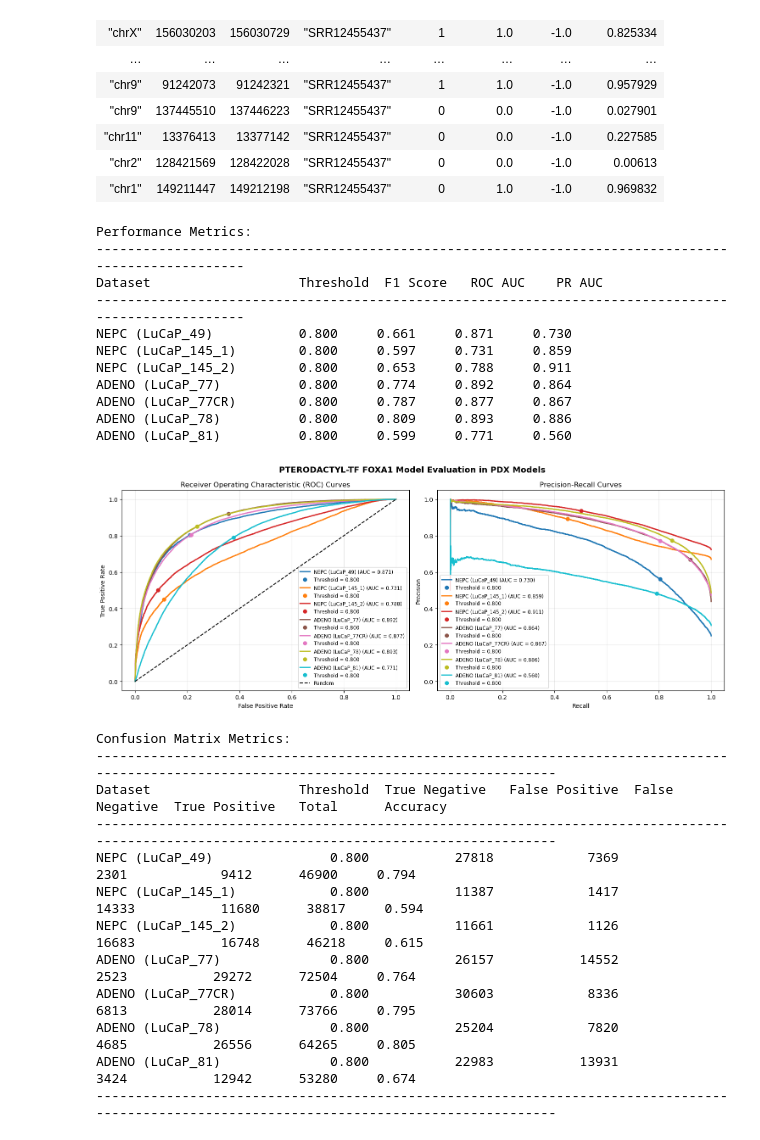
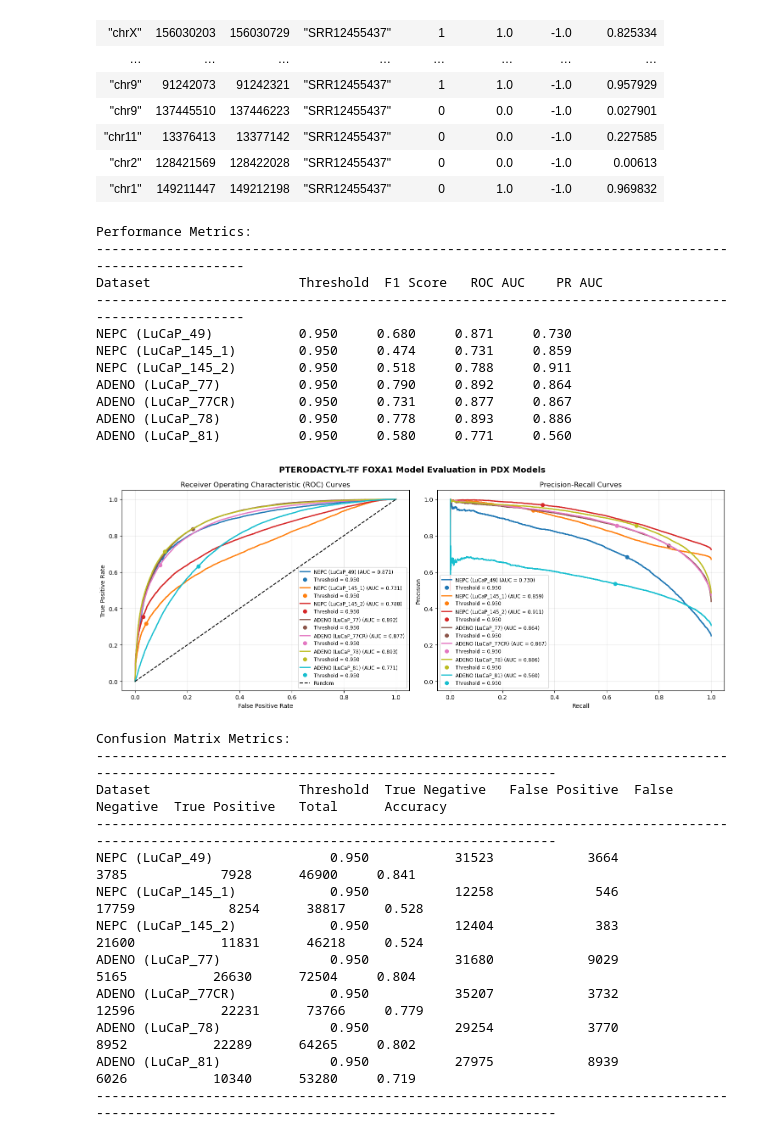
Before and after one commit to wejarrard/tf-binding, a Jupyter notebook: src/inference/analysis/FOXA1_PDX.ipynb, the cells around one changed output. Cells and saved outputs as stored; diff of their text form; code cells hidden in the pictures.

```diff
--- a/src/inference/analysis/FOXA1_PDX.ipynb
+++ b/src/inference/analysis/FOXA1_PDX.ipynb
@@ -248,51 +248,51 @@ def plot_performance_curves(dfs, sample_configs, title= None, threshold=None):
     ax_roc.set_xlim([-0.05, 1.05])
     ax_roc.set_ylim([-0.05, 1.05])
     ax_roc.set_xlabel('False Positive Rate')
     ax_roc.set_ylabel('True Positive Rate')
     ax_roc.set_title('Receiver Operating Characteristic (ROC) Curves')
     ax_roc.legend(loc='lower right', fontsize='small')
     ax_roc.grid(True, alpha=0.3)
 
     # PR plot settings
     ax_pr.set_xlim([-0.05, 1.05])
     ax_pr.set_ylim([-0.05, 1.05])
     ax_pr.set_xlabel('Recall')
     ax_pr.set_ylabel('Precision')
     ax_pr.set_title('Precision-Recall Curves')
     ax_pr.legend(loc='lower left', fontsize='small')
     ax_pr.grid(True, alpha=0.3)
 
     plt.tight_layout()
     plt.show()
 
 # Use with fixed threshold can also do None for best F1 threshold
 # Use with fixed threshold
-threshold = .8
+threshold = .95
 title = "PTERODACTYL-TF FOXA1 Model Evaluation in PDX Models"
 plot_performance_curves(dfs, sample_configs, title=title, threshold=threshold)
 print_confusion_metrics(dfs, sample_configs, threshold=threshold)
 # %% [output]
 Performance Metrics:
 ----------------------------------------------------------------------------------------------------
 Dataset                   Threshold  F1 Score   ROC AUC    PR AUC
 ----------------------------------------------------------------------------------------------------
-NEPC (LuCaP_49)           0.800     0.661     0.871     0.730
-NEPC (LuCaP_145_1)        0.800     0.597     0.731     0.859
-NEPC (LuCaP_145_2)        0.800     0.653     0.788     0.911
-ADENO (LuCaP_77)          0.800     0.774     0.892     0.864
-ADENO (LuCaP_77CR)        0.800     0.787     0.877     0.867
-ADENO (LuCaP_78)          0.800     0.809     0.893     0.886
-ADENO (LuCaP_81)          0.800     0.599     0.771     0.560
+NEPC (LuCaP_49)           0.950     0.680     0.871     0.730
+NEPC (LuCaP_145_1)        0.950     0.474     0.731     0.859
+NEPC (LuCaP_145_2)        0.950     0.518     0.788     0.911
+ADENO (LuCaP_77)          0.950     0.790     0.892     0.864
+ADENO (LuCaP_77CR)        0.950     0.731     0.877     0.867
+ADENO (LuCaP_78)          0.950     0.778     0.893     0.886
+ADENO (LuCaP_81)          0.950     0.580     0.771     0.560
-[figure, old version]
+[figure, new version]
 Confusion Matrix Metrics:
 --------------------------------------------------------------------------------------------------------------------------------------------
 Dataset                   Threshold  True Negative   False Positive  False Negative  True Positive   Total      Accuracy
 --------------------------------------------------------------------------------------------------------------------------------------------
-NEPC (LuCaP_49)               0.800           27818            7369            2301            9412      46900     0.794
-NEPC (LuCaP_145_1)            0.800           11387            1417           14333           11680      38817     0.594
-NEPC (LuCaP_145_2)            0.800           11661            1126           16683           16748      46218     0.615
-ADENO (LuCaP_77)              0.800           26157           14552            2523           29272      72504     0.764
-ADENO (LuCaP_77CR)            0.800           30603            8336            6813           28014      73766     0.795
-ADENO (LuCaP_78)              0.800           25204            7820            4685           26556      64265     0.805
-ADENO (LuCaP_81)              0.800           22983           13931            3424           12942      53280     0.674
+NEPC (LuCaP_49)               0.950           31523            3664            3785            7928      46900     0.841
+NEPC (LuCaP_145_1)            0.950           12258             546           17759            8254      38817     0.528
+NEPC (LuCaP_145_2)            0.950           12404             383           21600           11831      46218     0.524
+ADENO (LuCaP_77)              0.950           31680            9029            5165           26630      72504     0.804
+ADENO (LuCaP_77CR)            0.950           35207            3732           12596           22231      73766     0.779
+ADENO (LuCaP_78)              0.950           29254            3770            8952           22289      64265     0.802
+ADENO (LuCaP_81)              0.950           27975            8939            6026           10340      53280     0.719
 --------------------------------------------------------------------------------------------------------------------------------------------
```
Also changed, not shown: 21 other files.
